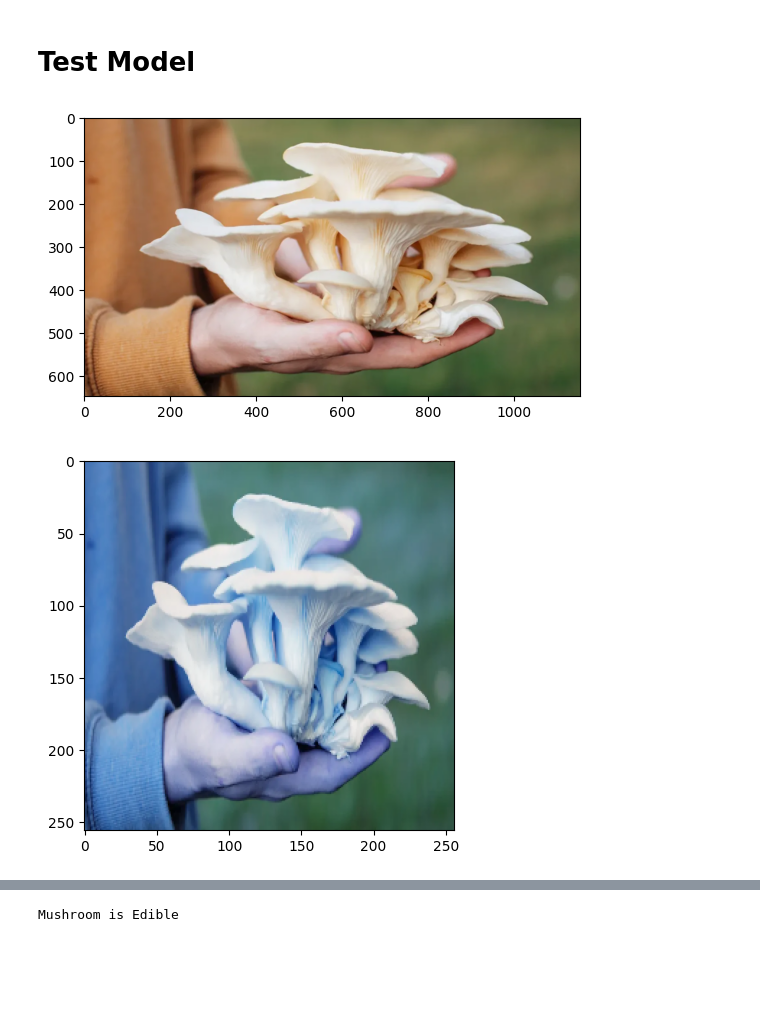
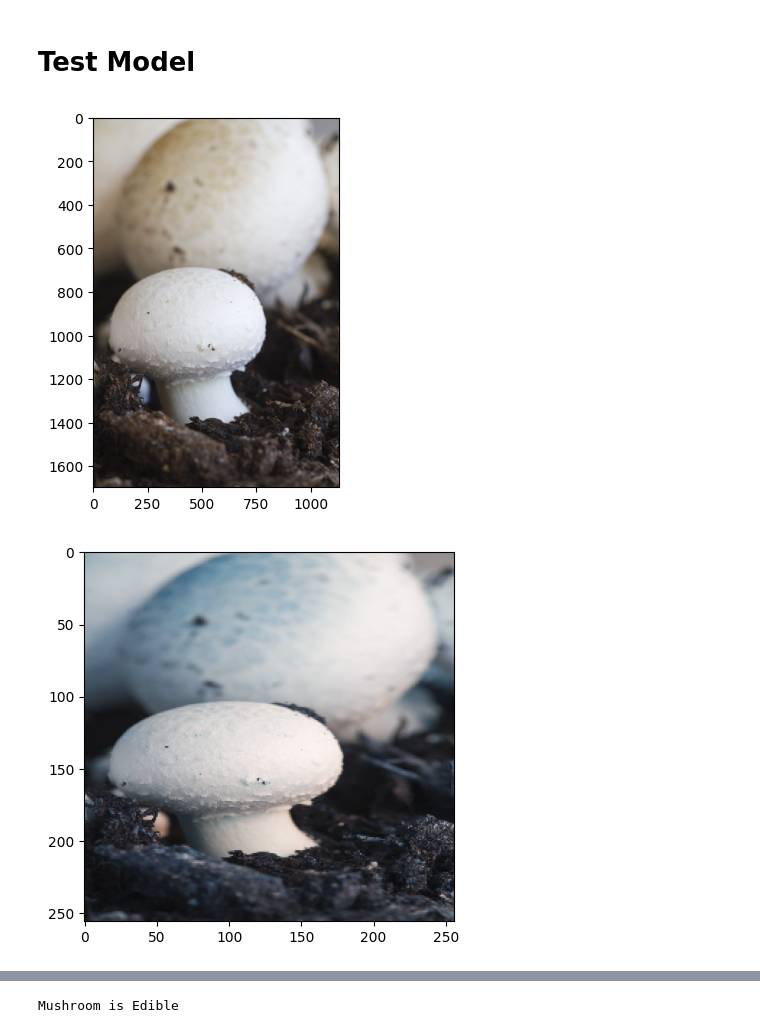
Before and after one commit to KINYENJE/Edible-vs-Poisonous-Mushroom-Classificarion, a Jupyter notebook: img_class_vscode.ipynb, the cells around one changed output, grey strips where cells are left out. Cells and saved outputs as stored; diff of their text form; code cells hidden in the pictures; blank space fills up the shorter version.

```diff
--- a/img_class_vscode.ipynb
+++ b/img_class_vscode.ipynb
@@ -343,17 +343,17 @@ Binary Accuracy: 0.9487179517745972
 # %% [markdown]
 # Test Model
 # %%
-img = cv2.imread(r'C:\Users\ADMIN\Desktop\mushroom_img_classification\oyster3.jpg')
+img = cv2.imread(r'C:\Users\ADMIN\Desktop\mushroom_img_classification\button.jpg')
 plt.imshow(cv2.cvtColor(img, cv2.COLOR_BGR2RGB))
 plt.show()
 # %% [output]
-[figure, old version]
+[figure, new version]
 # %%
 resize = tf.image.resize(img, (256, 256))
 plt.imshow(resize.numpy().astype(int))
 plt.show()
 # %% [output]
-[figure, old version]
+[figure, new version]
 # %%
 import numpy as np
 
```
Also changed, not shown: parts of 15 cells of this notebook, 2 other files.
